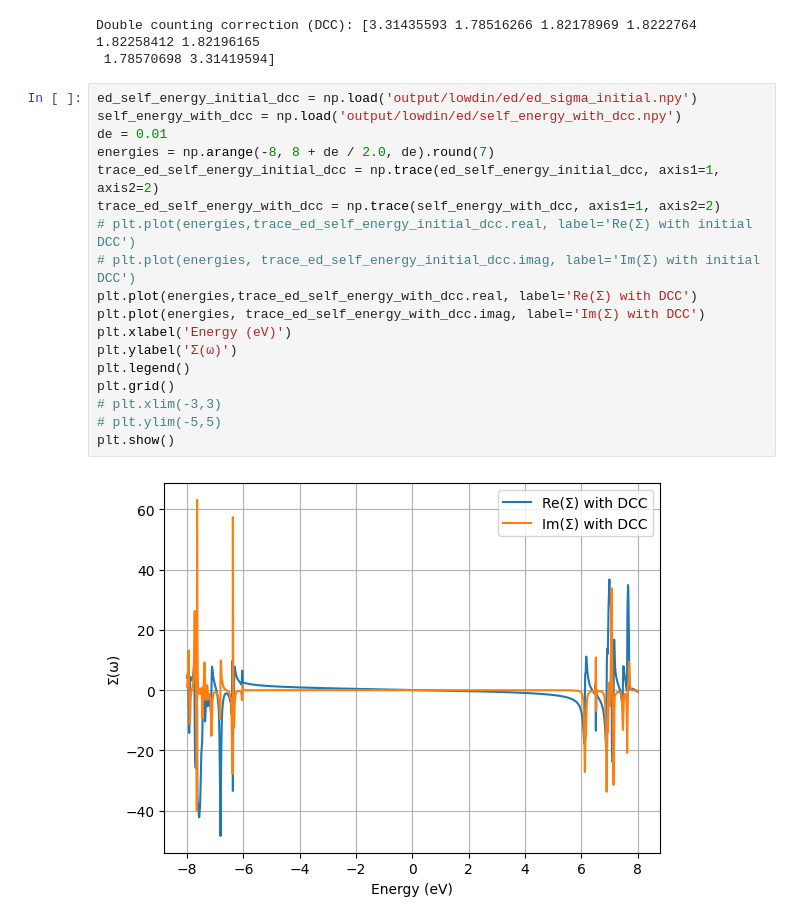
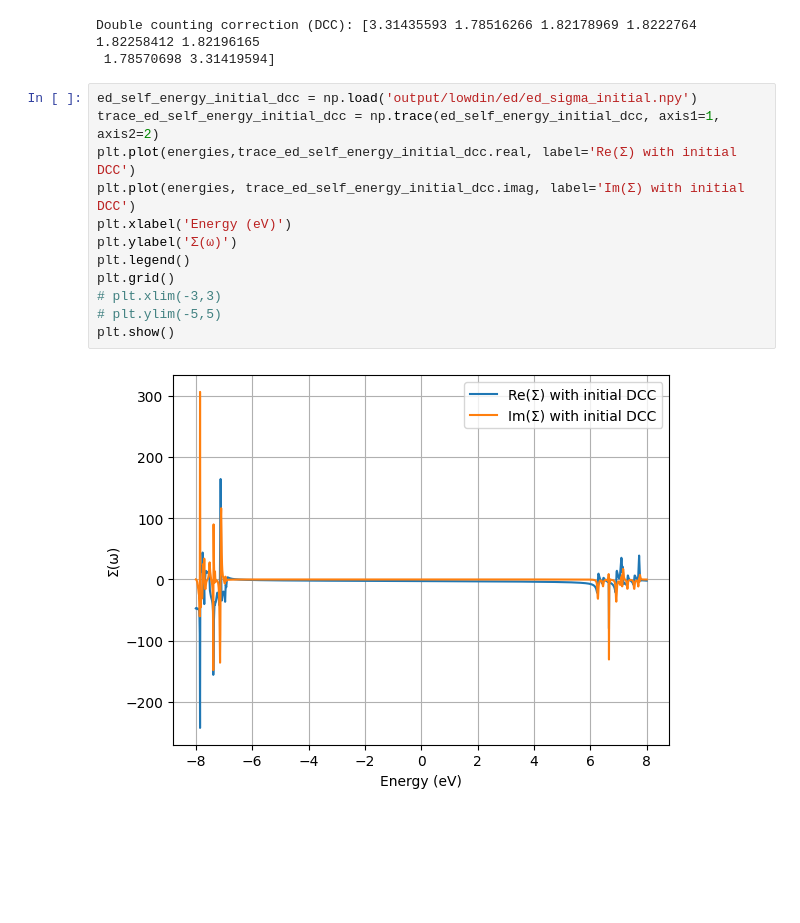
Before and after one commit to aj0337/qtpyt-tests, a Jupyter notebook: gw_edmft/AuBDA14/analysis.ipynb, the cells around one changed output. Drawn from its saved outputs; the diff is of its cells as text; blank space fills up the shorter version.

```diff
--- a/gw_edmft/AuBDA14/analysis.ipynb
+++ b/gw_edmft/AuBDA14/analysis.ipynb
@@ -34,23 +41,17 @@ Double counting correction (DCC): [3.31435593 1.78516266 1.82178969 1.8222764  1
  1.78570698 3.31419594]
 # %%
 ed_self_energy_initial_dcc = np.load('output/lowdin/ed/ed_sigma_initial.npy')
-self_energy_with_dcc = np.load('output/lowdin/ed/self_energy_with_dcc.npy')
-de = 0.01
-energies = np.arange(-8, 8 + de / 2.0, de).round(7)
 trace_ed_self_energy_initial_dcc = np.trace(ed_self_energy_initial_dcc, axis1=1, axis2=2)
-trace_ed_self_energy_with_dcc = np.trace(self_energy_with_dcc, axis1=1, axis2=2)
-# plt.plot(energies,trace_ed_self_energy_initial_dcc.real, label='Re(Σ) with initial DCC')
-# plt.plot(energies, trace_ed_self_energy_initial_dcc.imag, label='Im(Σ) with initial DCC')
-plt.plot(energies,trace_ed_self_energy_with_dcc.real, label='Re(Σ) with DCC')
-plt.plot(energies, trace_ed_self_energy_with_dcc.imag, label='Im(Σ) with DCC')
+plt.plot(energies,trace_ed_self_energy_initial_dcc.real, label='Re(Σ) with initial DCC')
+plt.plot(energies, trace_ed_self_energy_initial_dcc.imag, label='Im(Σ) with initial DCC')
 plt.xlabel('Energy (eV)')
 plt.ylabel('Σ(ω)')
 plt.legend()
 plt.grid()
 # plt.xlim(-3,3)
 # plt.ylim(-5,5)
 plt.show()
 # %% [output]
-[figure, old version]
+[figure, new version]
 # %%
 ed_self_energy = np.load('output/lowdin/ed/self_energy_with_dcc.npy')
```
Also changed, not shown: parts of 6 cells of this notebook, 1 other file.
